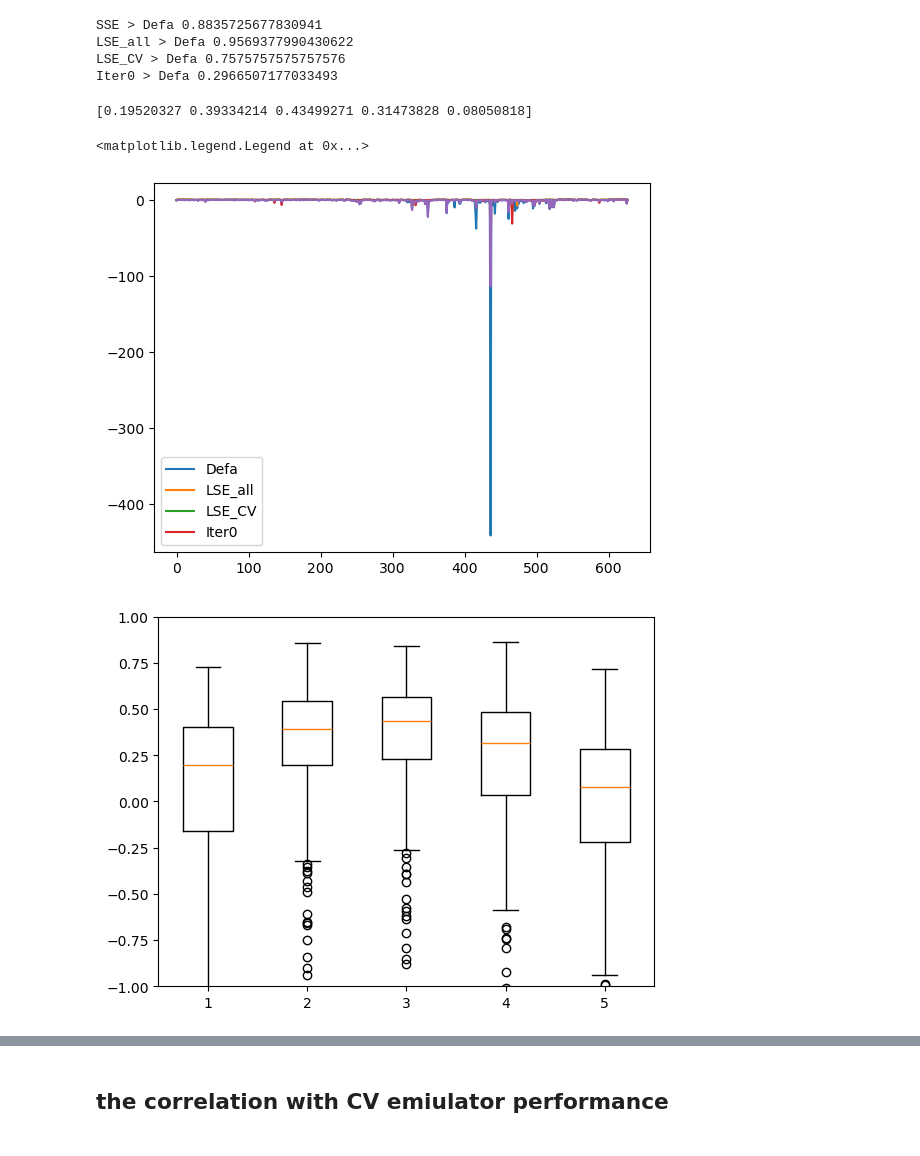
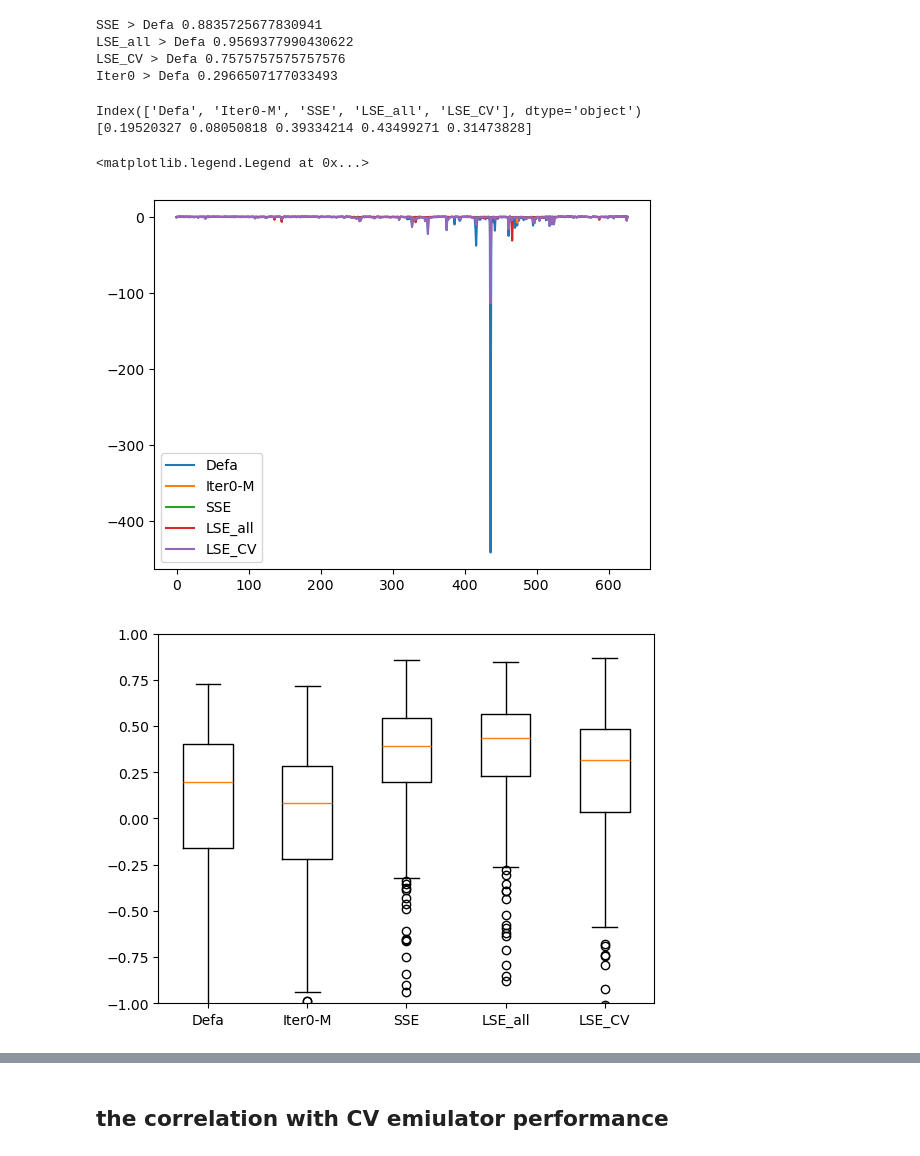
Before and after one commit to NCAR/CTSM_calibration, a Jupyter notebook: src/LSE_exps/emulator_regionalization/LSE_spaceCV.ipynb, the cells around one changed output, grey strips where cells are left out. Saved outputs shown, nothing was run; the diff lists cells and outputs as text; code cells hidden in the pictures.

```diff
--- a/src/LSE_exps/emulator_regionalization/LSE_spaceCV.ipynb
+++ b/src/LSE_exps/emulator_regionalization/LSE_spaceCV.ipynb
@@ -79,5 +99,6 @@ else:
         met_iter0[b,:] = pd.read_csv(file)['kge'].values
     np.savez_compressed(outfile, met_iter0=met_iter0)
 
-df_kge_all['best_iter0'] = np.nanmedian(met_iter0[:,1:], axis=1) # no defa included
+df_kge_all['Iter0-M'] = np.nanmedian(met_iter0[:,1:], axis=1) # no defa included
+df_kge_all = df_kge_all[['Defa', 'Iter0-M', 'SSE', 'LSE_all', 'LSE_CV']]
 # %%
@@ -92,17 +112,20 @@ LSE_all > Defa 0.9569377990430622
 LSE_CV > Defa 0.7575757575757576
 Iter0 > Defa 0.2966507177033493
 # %%
-print(np.nanmedian(kge_all, axis=0))
+print(df_kge_all.columns)
+print(np.nanmedian(df_kge_all, axis=0))
 plt.plot(kge_all)
-plt.legend(['Defa',  'LSE_all',  'LSE_CV', 'Iter0'] )
+plt.legend(df_kge_all.columns)
 # %% [output]
-[0.19520327 0.39334214 0.43499271 0.31473828 0.08050818]
+Index(['Defa', 'Iter0-M', 'SSE', 'LSE_all', 'LSE_CV'], dtype='object')
+[0.19520327 0.08050818 0.39334214 0.43499271 0.31473828]
 <matplotlib.legend.Legend at 0x...>
-[figure, old version]
+[figure, new version]
 # %%
-plt.boxplot(kge_all)
+plt.boxplot(df_kge_all)
+plt.xticks(np.arange(1, 6), df_kge_all.columns)
 plt.ylim(-1, 1)
 
 plt.show()
 # %% [output]
-[figure, old version]
+[figure, new version]
```
Also changed, not shown: parts of 12 cells of this notebook, 27 other files.
